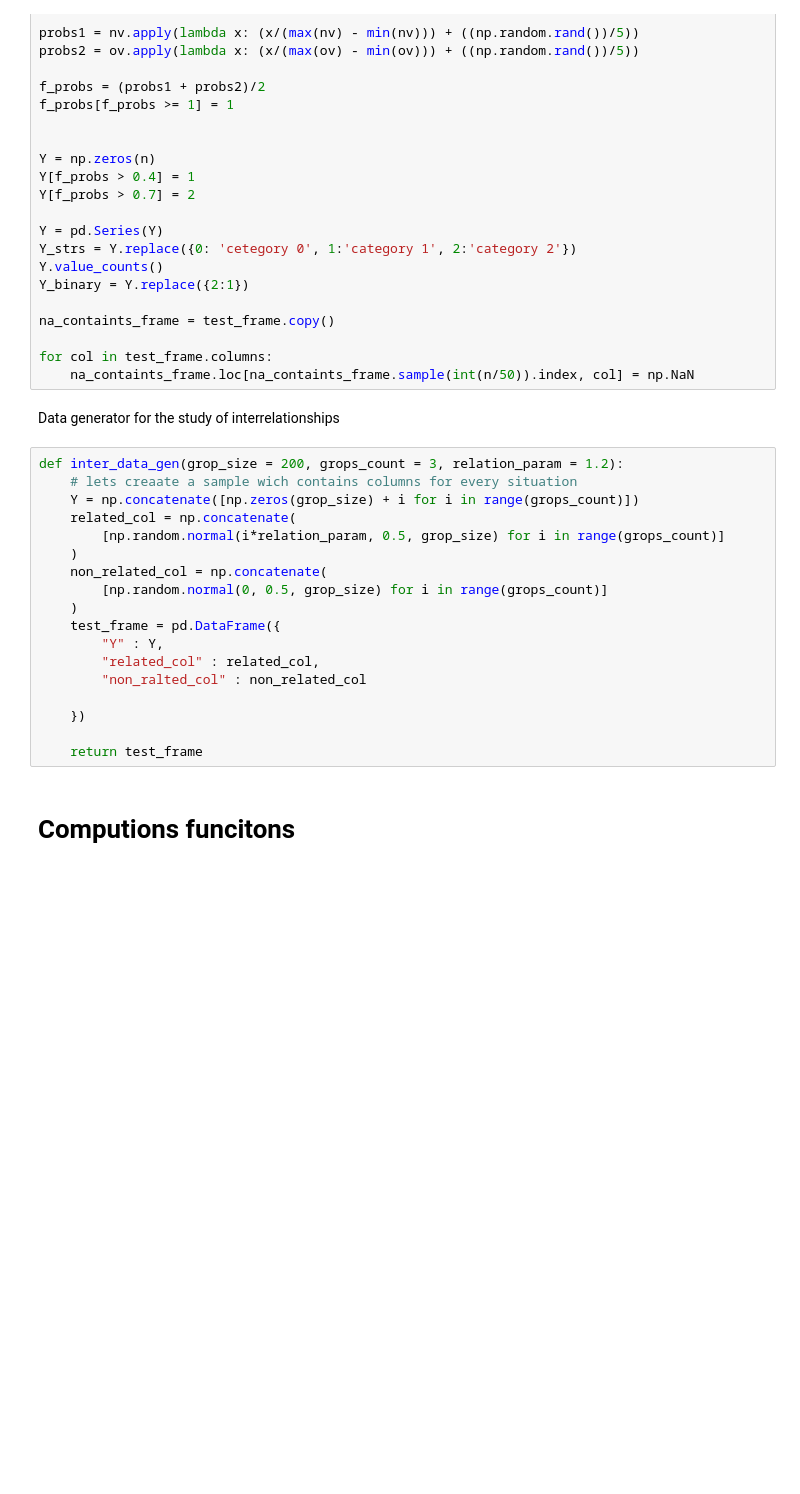
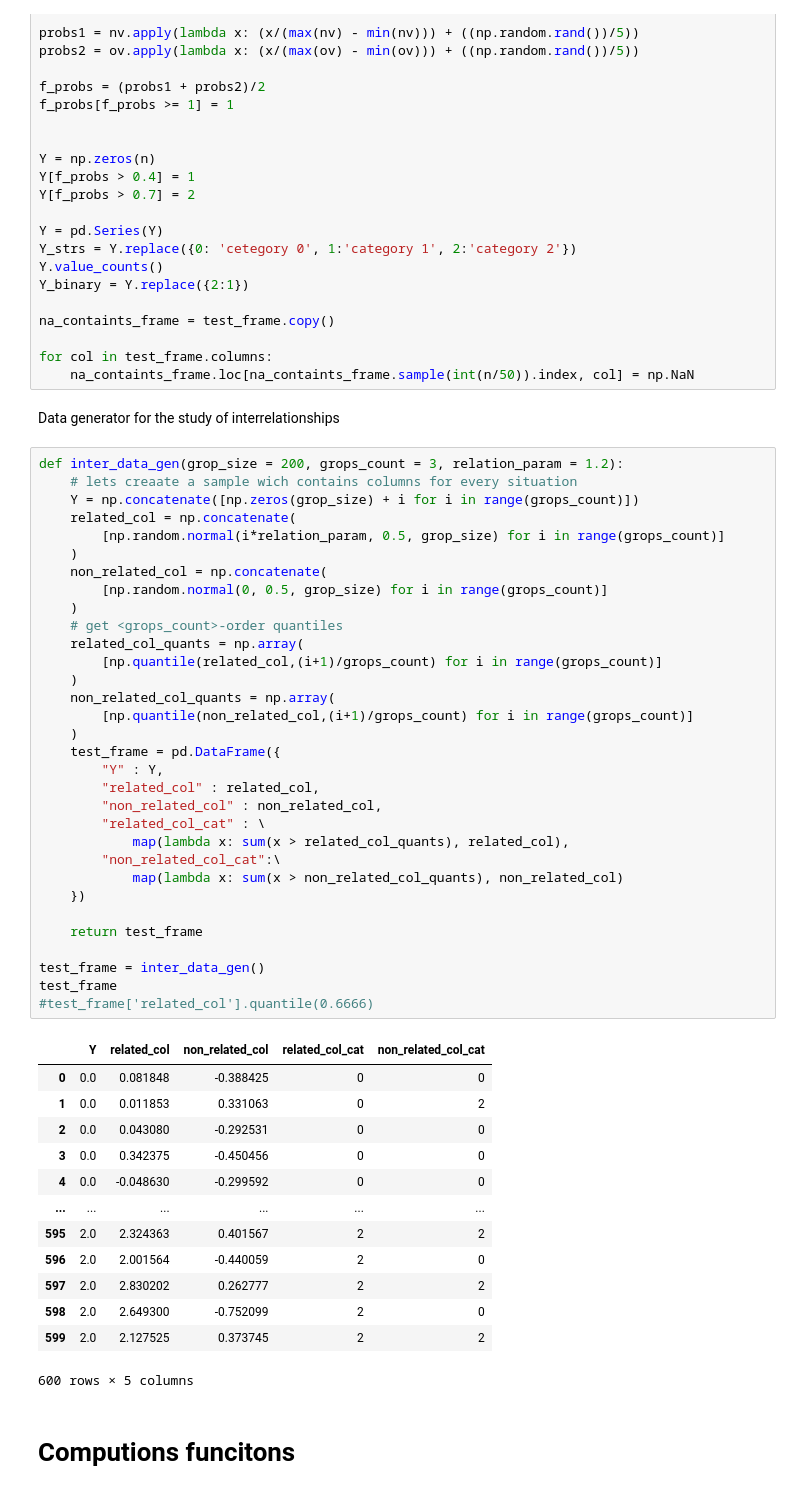
Before and after one commit to Dranikf/classification_power_predictor, a Jupyter notebook: testing_notebook.ipynb, the cells around one changed output. Saved outputs shown, nothing was run; the diff lists cells and outputs as text; blank space fills up the shorter version.

```diff
--- a/testing_notebook.ipynb
+++ b/testing_notebook.ipynb
@@ -40,26 +40,54 @@ na_containts_frame = test_frame.copy()
 
 for col in test_frame.columns:
     na_containts_frame.loc[na_containts_frame.sample(int(n/50)).index, col] = np.NaN
-# %% [markdown]
-Data generator for the study of interrelationships
-# %%
-def inter_data_gen(grop_size = 200, grops_count = 3, relation_param = 1.2):
-    # lets creaate a sample wich contains columns for every situation
-    Y = np.concatenate([np.zeros(grop_size) + i for i in range(grops_count)])
-    related_col = np.concatenate(
-        [np.random.normal(i*relation_param, 0.5, grop_size) for i in range(grops_count)]
-    )
-    non_related_col = np.concatenate(
-        [np.random.normal(0, 0.5, grop_size) for i in range(grops_count)]
-    )
-    test_frame = pd.DataFrame({
-        "Y" : Y,
-        "related_col" : related_col,
-        "non_ralted_col" : non_related_col
-
-    })
-
-    return test_frame
+# %% [markdown]
+Data generator for the study of interrelationships
+# %%
+def inter_data_gen(grop_size = 200, grops_count = 3, relation_param = 1.2):
+    # lets creaate a sample wich contains columns for every situation
+    Y = np.concatenate([np.zeros(grop_size) + i for i in range(grops_count)])
+    related_col = np.concatenate(
+        [np.random.normal(i*relation_param, 0.5, grop_size) for i in range(grops_count)]
+    )
+    non_related_col = np.concatenate(
+        [np.random.normal(0, 0.5, grop_size) for i in range(grops_count)]
+    )
+    # get <grops_count>-order quantiles
+    related_col_quants = np.array(
+        [np.quantile(related_col,(i+1)/grops_count) for i in range(grops_count)]
+    )
+    non_related_col_quants = np.array(
+        [np.quantile(non_related_col,(i+1)/grops_count) for i in range(grops_count)]
+    )
+    test_frame = pd.DataFrame({
+        "Y" : Y,
+        "related_col" : related_col,
+        "non_related_col" : non_related_col,
+        "related_col_cat" : \
+            map(lambda x: sum(x > related_col_quants), related_col),
+        "non_related_col_cat":\
+            map(lambda x: sum(x > non_related_col_quants), non_related_col)
+    })
+
+    return test_frame
+
+test_frame = inter_data_gen()
+test_frame
+#test_frame['related_col'].quantile(0.6666)
+# %% [output]
+|  | Y | related_col | non_related_col | related_col_cat | non_related_col_cat |
+| 0 | 0.0 | 0.081848 | -0.388425 | 0 | 0 |
+| 1 | 0.0 | 0.011853 | 0.331063 | 0 | 2 |
+| 2 | 0.0 | 0.043080 | -0.292531 | 0 | 0 |
+| 3 | 0.0 | 0.342375 | -0.450456 | 0 | 0 |
+| 4 | 0.0 | -0.048630 | -0.299592 | 0 | 0 |
+| ... | ... | ... | ... | ... | ... |
+| 595 | 2.0 | 2.324363 | 0.401567 | 2 | 2 |
+| 596 | 2.0 | 2.001564 | -0.440059 | 2 | 0 |
+| 597 | 2.0 | 2.830202 | 0.262777 | 2 | 2 |
+| 598 | 2.0 | 2.649300 | -0.752099 | 2 | 0 |
+| 599 | 2.0 | 2.127525 | 0.373745 | 2 | 2 |
+600 rows × 5 columns
 # %% [markdown]
 # Computions funcitons
 # %%
```
Also changed, not shown: parts of 6 cells of this notebook, 1 other file.
